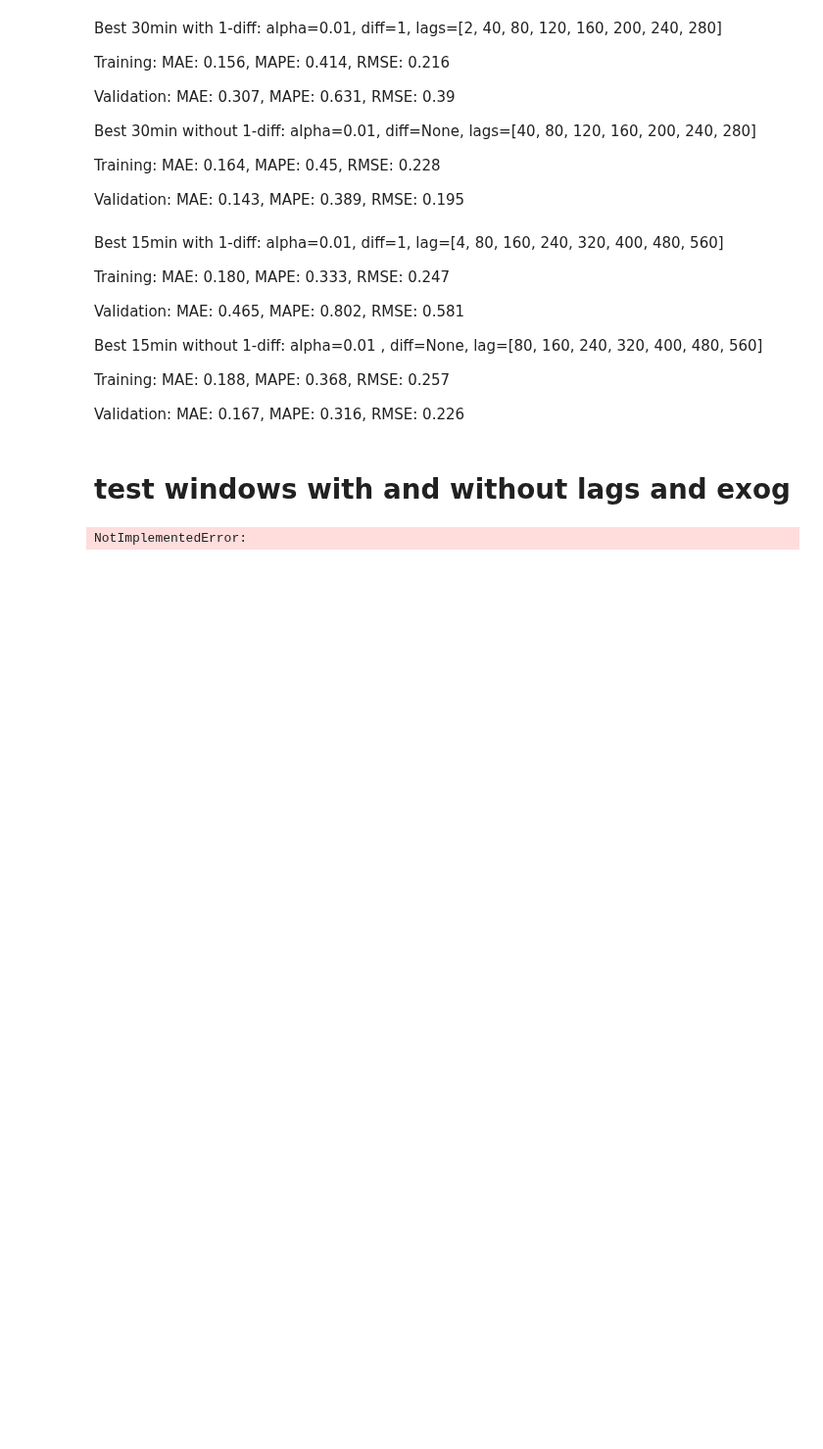
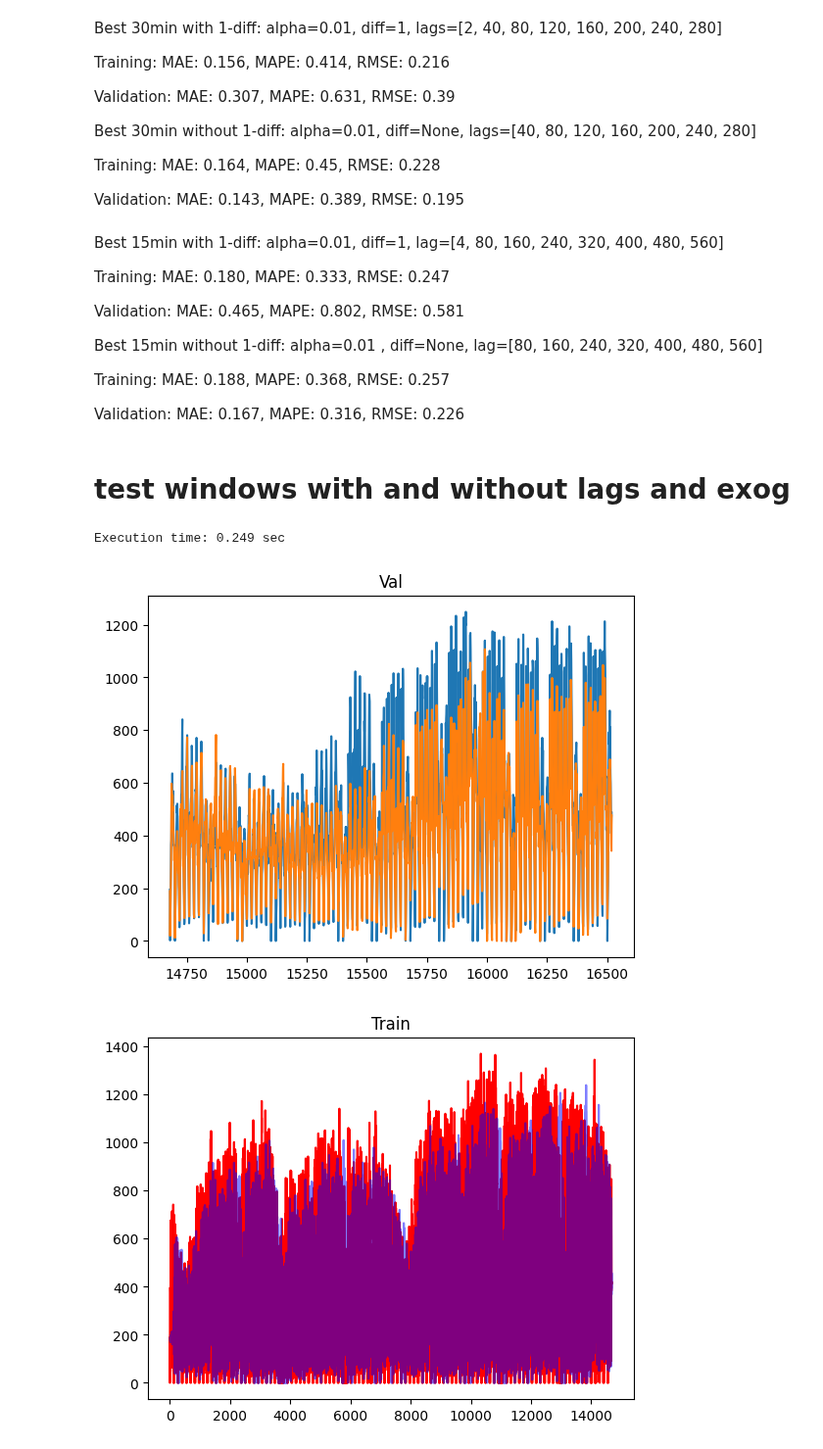
Before and after one commit to andr830g/Machine-Learning-Passenger-Forecasting, a Jupyter notebook: TimeSeriesModelling.ipynb, the cells around one changed output. Shown at 98% size. Cells and saved outputs as stored; diff of their text form; code cells hidden in the pictures; blank space fills up the shorter version.

```diff
--- a/TimeSeriesModelling.ipynb
+++ b/TimeSeriesModelling.ipynb
@@ -317,16 +317,24 @@ Validation: MAE: 0.167, MAPE: 0.316, RMSE: 0.226
 # %%
 model = Lasso(alpha=0.01, fit_intercept=True, max_iter=1000)
 scalar = StandardScaler()
 exog_scalar = StandardScaler()
 horizon = 40
 
 model, y_train_pred, y_val_pred = utils.fixedWindowForecastSklearn(
     X_train=X_train, y_train=y_train, X_val=X_val, y_val=y_val, model=model,
-    horizon=horizon, differentiation=1, lags=None,
+    horizon=horizon, differentiation=1, lags=[140],
     scalar=scalar, exog_scalar=exog_scalar)
 
-plt.plot(y_val)
-plt.plot(y_val_pred)
+plt.plot(y_val.index, y_val)
+plt.plot(y_val.index, y_val_pred)
+plt.title('Val')
 plt.show()
+
+plt.plot(y_train.index, y_train, color='red')
+plt.plot(y_train.index, y_train_pred, color='blue', alpha=0.5)
+plt.title('Train')
+plt.show()
 # %% [output]
-NotImplementedError:
+Execution time: 0.249 sec
+[figure, added]
+[figure, added]
```
Also changed, not shown: 2 other files.
